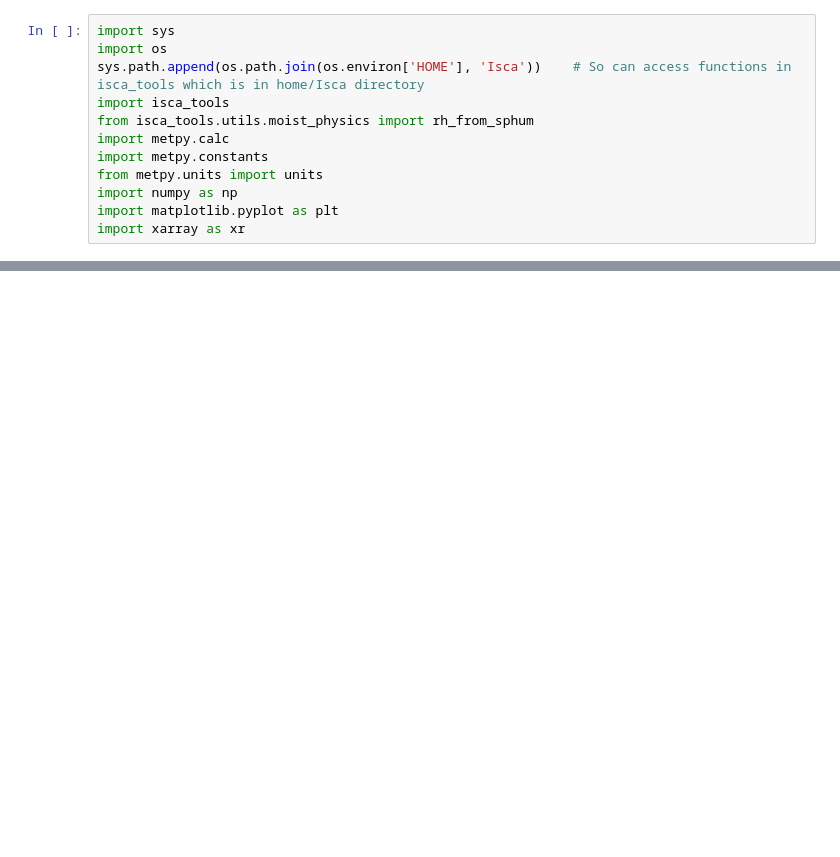
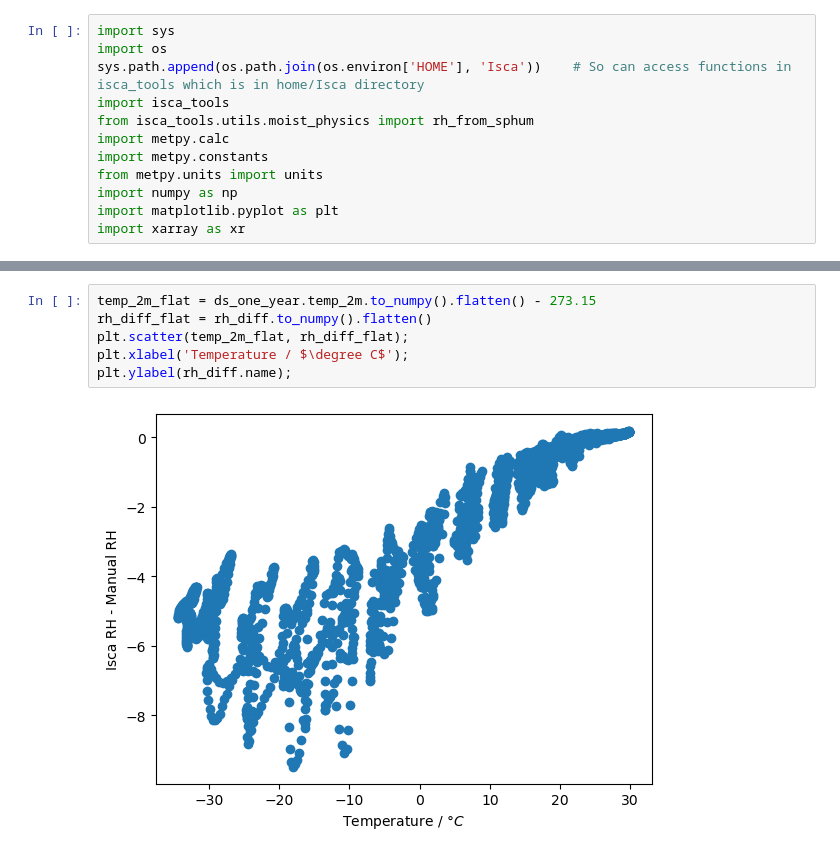
Before and after one commit to jduffield65/Isca, a Jupyter notebook: jobs/play/rh_calc/rh_calc.ipynb, the cells around one changed output, grey strips where cells are left out. Saved outputs shown, nothing was run; the diff lists cells and outputs as text; blank space fills up the shorter version.

```diff
--- a/jobs/play/rh_calc/rh_calc.ipynb
+++ b/jobs/play/rh_calc/rh_calc.ipynb
@@ -64,0 +63,8 @@ Also, for this experiment (and most other examples on Isca), the option [`do_sim
+# %%
+temp_2m_flat = ds_one_year.temp_2m.to_numpy().flatten() - 273.15
+rh_diff_flat = rh_diff.to_numpy().flatten()
+plt.scatter(temp_2m_flat, rh_diff_flat);
+plt.xlabel('Temperature / $\degree C$');
+plt.ylabel(rh_diff.name);
+# %% [output]
+[figure, added]
```
Also changed, not shown: parts of 7 cells of this notebook, 6 other files.
